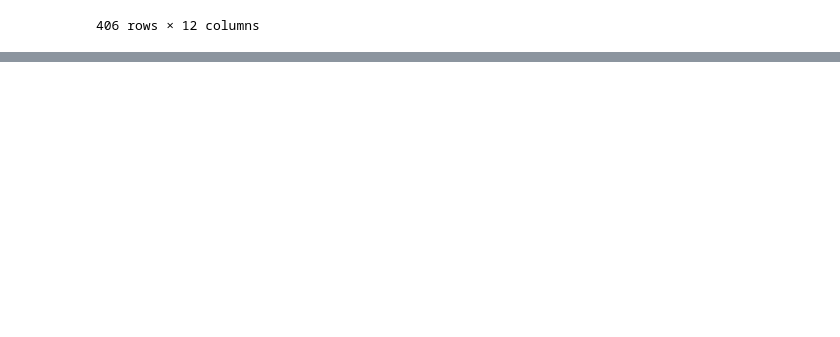
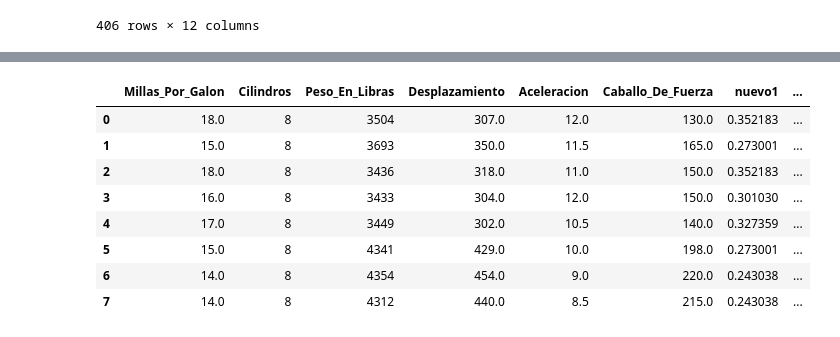
Before and after one commit to amoreano/PROYECTO1_CD, a Jupyter notebook: Proyecto2.ipynb, the cells around one changed output, grey strips where cells are left out. Drawn from its saved outputs; the diff is of its cells as text; code cells hidden in the pictures; blank space fills up the shorter version.

```diff
--- a/Proyecto2.ipynb
+++ b/Proyecto2.ipynb
@@ -62,5 +36,2 @@ def cambio(pais):
 # %% [markdown]
 Para recodificar la variable "Pais_origen" (1,2.3) aplicando la función apply
-# %%
-df["Pais_Origen"]=df["Pais_Origen"].apply(lambda x:1 if x=="USA" else 2 )
-df
@@ -210,10 +187,11 @@ df
 | 405 | 31.0 | 4 | 1 | 2720 | 119.0 | 19.4 | chevy s-10 | ... |
 406 rows × 11 columns
 # %%
-def mio3(df,col1,col2):
-   mio2 = if (df[col1] > df[col2]):5
-          else: 3
-          return
-df["nuevo3"]=mio3(df,"Millas_Por_Galon","Cilindros")
-df["nuevo3"]
+def mio4(df,col1,col2):
+    if(col1>col2):
+
+    return
+    1/np.log(df[col1]/df[col2])*100
+df["nuevo3"]=mio(df,"Millas_Por_Galon","Cilindros")
+df
 # %% [output]
@@ -246,0 +269,13 @@ SyntaxError: ignored
+# %%
+RiesgoNum=df.loc[:,["Millas_Por_Galon","Cilindros","Peso_En_Libras","Desplazamiento","Aceleracion","Caballo_De_Fuerza","nuevo1","nuevo2","nuevo3"]]
+RiesgoNum.head(8)
+# %% [output]
+|  | Millas_Por_Galon | Cilindros | Peso_En_Libras | Desplazamiento | Aceleracion | Caballo_De_Fuerza | nuevo1 | ... |
+| 0 | 18.0 | 8 | 3504 | 307.0 | 12.0 | 130.0 | 0.352183 | ... |
+| 1 | 15.0 | 8 | 3693 | 350.0 | 11.5 | 165.0 | 0.273001 | ... |
+| 2 | 18.0 | 8 | 3436 | 318.0 | 11.0 | 150.0 | 0.352183 | ... |
+| 3 | 16.0 | 8 | 3433 | 304.0 | 12.0 | 150.0 | 0.301030 | ... |
+| 4 | 17.0 | 8 | 3449 | 302.0 | 10.5 | 140.0 | 0.327359 | ... |
+| 5 | 15.0 | 8 | 4341 | 429.0 | 10.0 | 198.0 | 0.273001 | ... |
+| 6 | 14.0 | 8 | 4354 | 454.0 | 9.0 | 220.0 | 0.243038 | ... |
+| 7 | 14.0 | 8 | 4312 | 440.0 | 8.5 | 215.0 | 0.243038 | ... |
```
Also changed, not shown: parts of 25 cells of this notebook.
